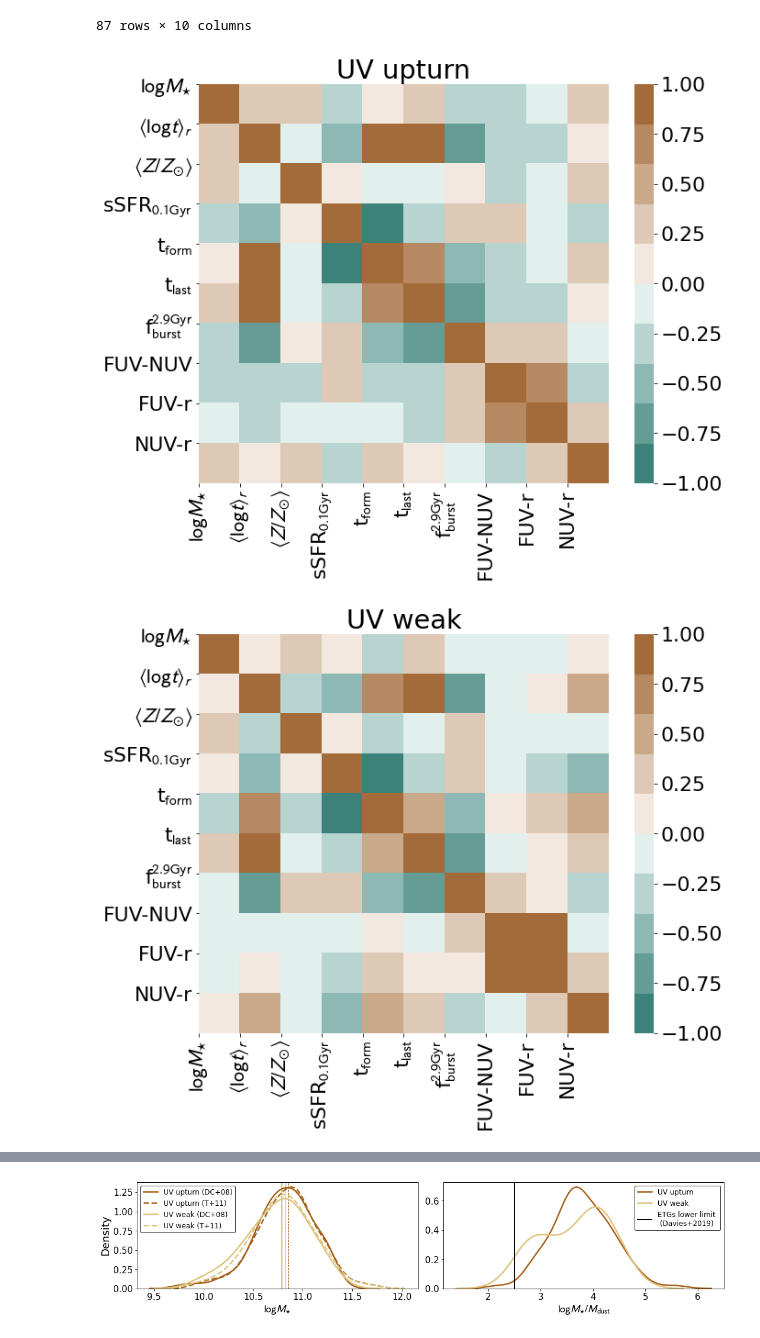
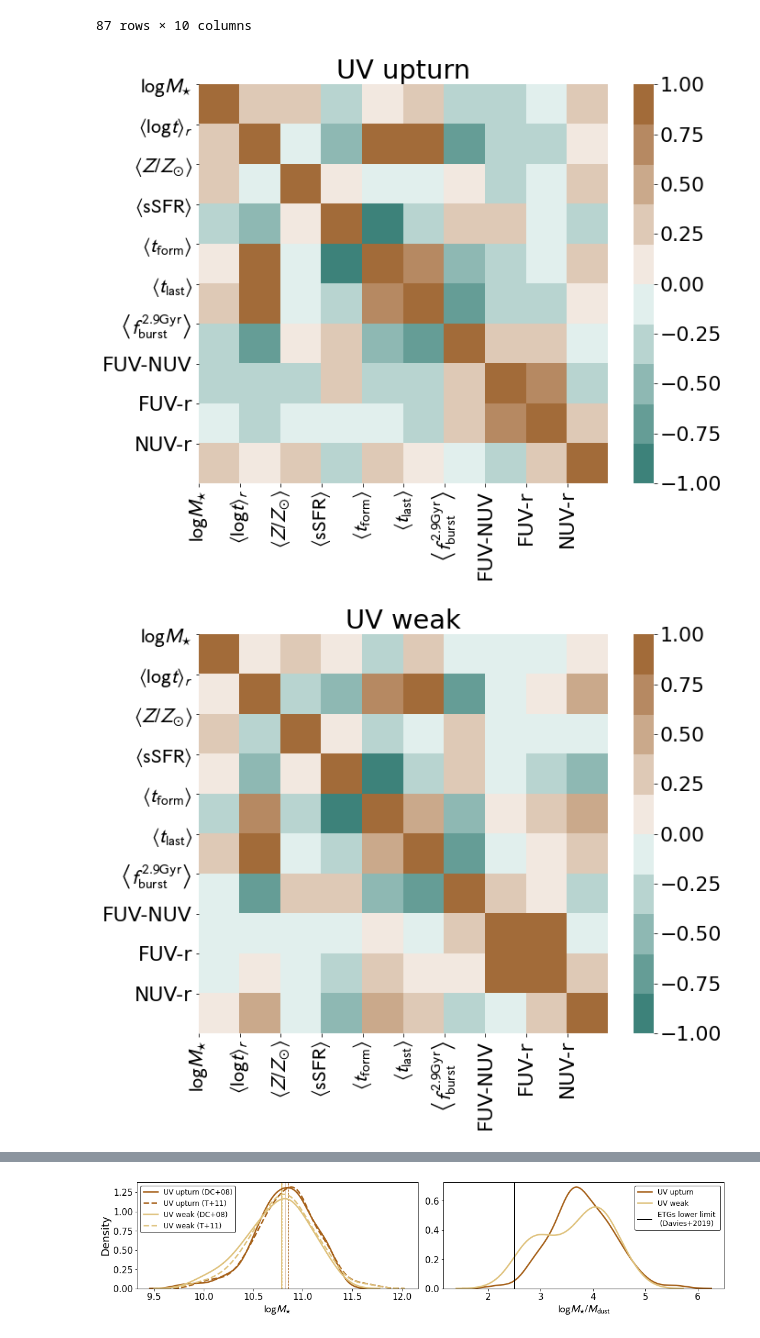
Before and after one commit to mdastro/UVupturn-RSGs, a Jupyter notebook: UV_PSM/PSM_StellarPopsAnalysis_MagPhys.ipynb, the cells around one changed output, grey strips where cells are left out. Saved outputs shown, nothing was run; the diff lists cells and outputs as text; code cells hidden in the pictures.

```diff
--- a/UV_PSM/PSM_StellarPopsAnalysis_MagPhys.ipynb
+++ b/UV_PSM/PSM_StellarPopsAnalysis_MagPhys.ipynb
@@ -488,33 +543,34 @@ cmap = sns.diverging_palette(179, 40, n=10)
 # %%
 plt.rcParams.update(plotpars_hmp)
 plt.subplots(figsize=(10,8))
 ax = sns.heatmap(data=heatmap_upturn.corr(method='spearman'), cmap=cmap, vmin=-1., vmax=1.)
 # labels = [item.get_text() for item in ax.get_xticklabels()]
 plt.xticks(ticks=np.arange(0,10,1), labels=[r"$\logM_{\star}}$",
-                                            r"$\left<\log t\right>_{r}$",
-                                            r"$\left<Z/Z_{\odot}\right>$",
-                                            r"sSFR$_{0.1\rm{Gyr}}$",
-                                            r"t$_{\rm{form}}$",
-                                            r"t$_{\rm{last}}$", r"f$_{\rm{burst}}^{2.9\rm{Gyr}}$",
+                                            r"$\left< \log t \right>_{r}$",
+                                            r"$\left< Z/Z_{\odot} \right>$",
+                                            r"$\left< \rm{sSFR} \right>$",
+                                            r"$\left< t_{\rm{form}}\right> $",
+                                            r"$\left< t_{\rm{last}} \right>$",
+                                            r"$\left< f_{\rm{burst}}^{2.9\rm{Gyr}} \right>$",
                                             'FUV-NUV',
                                             'FUV-r',
-                                            'NUV-r'],
-           x=[0.5])
+                                            'NUV-r'])
 plt.yticks(ticks=np.arange(0,10,1), labels=[r"$\logM_{\star}}$",
-                                            r"$\left<\log t\right>_{r}$",
-                                            r"$\left<Z/Z_{\odot}\right>$",
-                                            r"sSFR$_{0.1\rm{Gyr}}$",
-                                            r"t$_{\rm{form}}$",
-                                            r"t$_{\rm{last}}$", r"f$_{\rm{burst}}^{2.9\rm{Gyr}}$",
+                                            r"$\left< \log t \right>_{r}$",
+                                            r"$\left< Z/Z_{\odot} \right>$",
+                                            r"$\left< \rm{sSFR} \right>$",
+                                            r"$\left< t_{\rm{form}}\right> $",
+                                            r"$\left< t_{\rm{last}} \right>$",
+                                            r"$\left< f_{\rm{burst}}^{2.9\rm{Gyr}} \right>$",
                                             'FUV-NUV',
                                             'FUV-r',
                                             'NUV-r'])
 plt.title("UV upturn")
 plt.savefig(os.path.join(psm_path, 'heatmap_upturn.pdf'))
 plt.savefig(os.path.join(psm_path, 'heatmap_upturn.png'))
 plt.show()
 # %% [output]
-[figure, old version]
+[figure, new version]
 # %%
 plt.rcParams.update(plotpars_hmp)
 plt.subplots(figsize=(10,8))
@@ -522,20 +578,22 @@ plt.subplots(figsize=(10,8))
 ax = sns.heatmap(data=heatmap_weak.corr(method='spearman'), cmap=cmap, vmin=-1., vmax=1.)
 # labels = [item.get_text() for item in ax.get_xticklabels()]
 plt.xticks(ticks=np.arange(0,10,1), labels=[r"$\logM_{\star}}$",
-                                            r"$\left<\log t\right>_{r}$",
-                                            r"$\left<Z/Z_{\odot}\right>$",
-                                            r"sSFR$_{0.1\rm{Gyr}}$",
-                                            r"t$_{\rm{form}}$",
-                                            r"t$_{\rm{last}}$", r"f$_{\rm{burst}}^{2.9\rm{Gyr}}$",
+                                            r"$\left< \log t \right>_{r}$",
+                                            r"$\left< Z/Z_{\odot} \right>$",
+                                            r"$\left< \rm{sSFR} \right>$",
+                                            r"$\left< t_{\rm{form}}\right> $",
+                                            r"$\left< t_{\rm{last}} \right>$",
+                                            r"$\left< f_{\rm{burst}}^{2.9\rm{Gyr}} \right>$",
                                             'FUV-NUV',
                                             'FUV-r',
                                             'NUV-r'])
 plt.yticks(ticks=np.arange(0,10,1), labels=[r"$\logM_{\star}}$",
-                                            r"$\left<\log t\right>_{r}$",
-                                            r"$\left<Z/Z_{\odot}\right>$",
-                                            r"sSFR$_{0.1\rm{Gyr}}$",
-                                            r"t$_{\rm{form}}$",
-                                            r"t$_{\rm{last}}$", r"f$_{\rm{burst}}^{2.9\rm{Gyr}}$",
+                                            r"$\left< \log t \right>_{r}$",
+                                            r"$\left< Z/Z_{\odot} \right>$",
+                                            r"$\left< \rm{sSFR} \right>$",
+                                            r"$\left< t_{\rm{form}}\right> $",
+                                            r"$\left< t_{\rm{last}} \right>$",
+                                            r"$\left< f_{\rm{burst}}^{2.9\rm{Gyr}} \right>$",
                                             'FUV-NUV',
                                             'FUV-r',
                                             'NUV-r'])
@@ -544,7 +602,7 @@ plt.savefig(os.path.join(psm_path, 'heatmap_weak.pdf'))
 plt.savefig(os.path.join(psm_path, 'heatmap_weak.png'))
 plt.show()
 # %% [output]
-[figure, old version]
+[figure, new version]
 # %%
 plt.rcParams.update(plotpars_cmp)
 ax = sns.clustermap(data=heatmap_upturn.corr(method='spearman'), cmap=cmap, figsize=(12,12))
```
Also changed, not shown: parts of 10 cells of this notebook.
